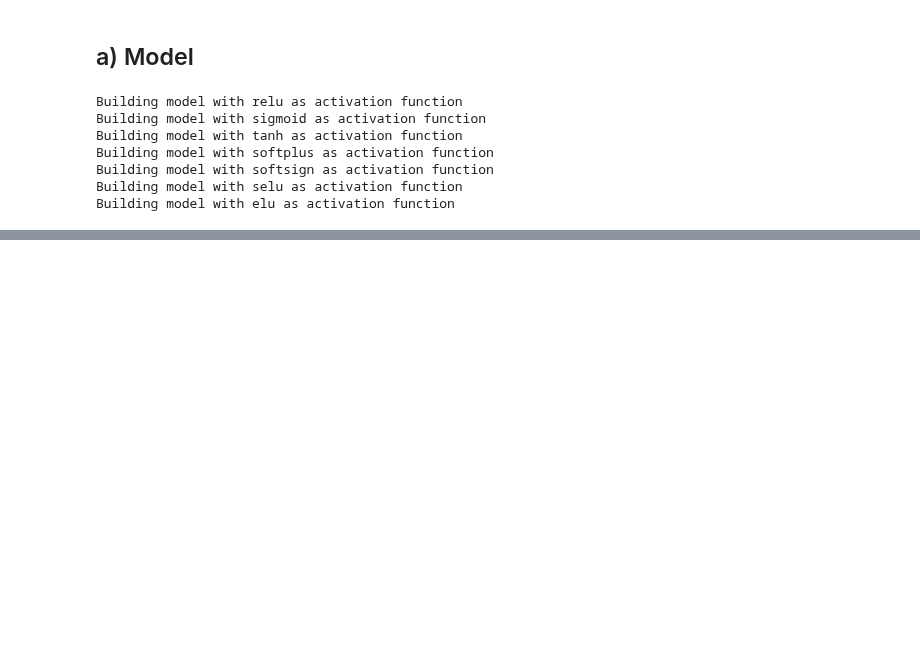
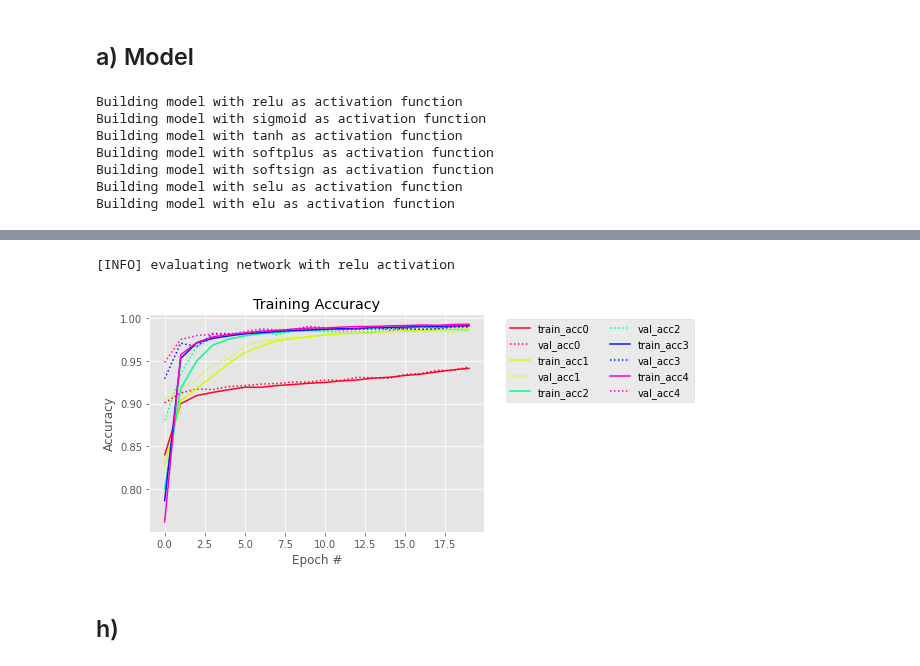
Before and after one commit to marvin353/SmartDataAnalytics_Gruppe1, a Jupyter notebook: Übungsblatt3/Aufgabe2_Julian.ipynb, the cells around one changed output, grey strips where cells are left out. Saved outputs shown, nothing was run; the diff lists cells and outputs as text; code cells hidden in the pictures; blank space fills up the shorter version.

```diff
--- a/Übungsblatt3/Aufgabe2_Julian.ipynb
+++ b/Übungsblatt3/Aufgabe2_Julian.ipynb
@@ -240,0 +286,3 @@ weighted avg       0.95      0.94      0.94     10000
+# %%
+print("[INFO] training network with relu activation")
+hist_r = increaseLayers("relu")
@@ -240,0 +313,8 @@ weighted avg       0.95      0.94      0.94     10000
+# %%
+print("[INFO] evaluating network with relu activation")
+plotHistory(hist_r)
+# %% [output]
+[INFO] evaluating network with relu activation
+[figure, added]
+# %% [markdown]
+## h)
```
Also changed, not shown: parts of 21 cells of this notebook.
